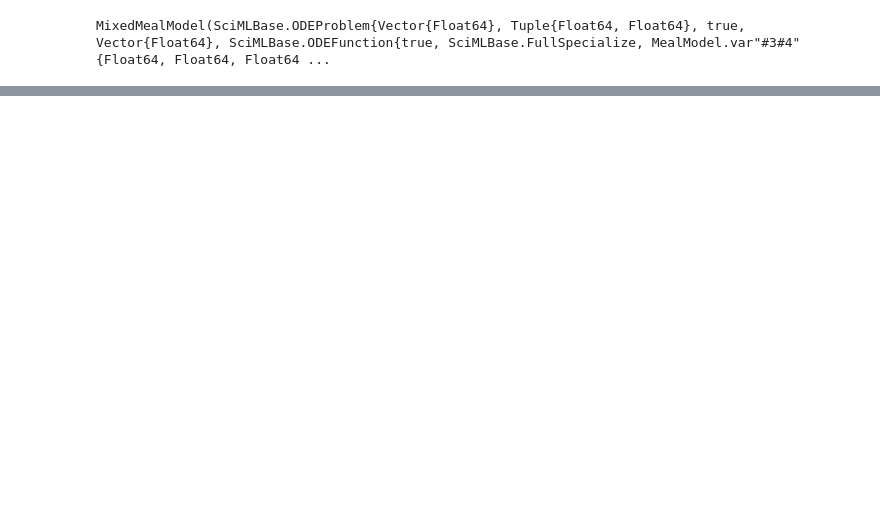
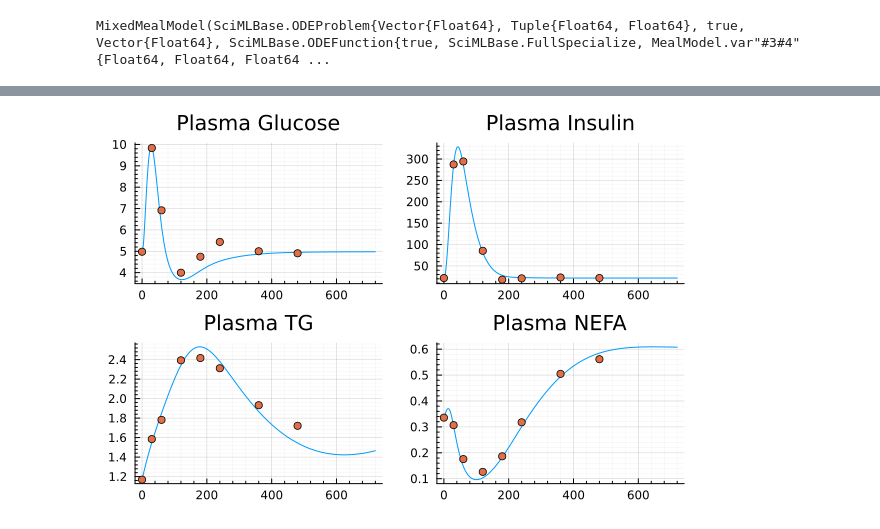
Before and after one commit to max-de-rooij/MealModel.jl, a Jupyter notebook: notebooks/MealModel.ipynb, the cells around one changed output, grey strips where cells are left out. Cells and saved outputs as stored; diff of their text form; code cells hidden in the pictures; blank space fills up the shorter version.

```diff
--- a/notebooks/MealModel.ipynb
+++ b/notebooks/MealModel.ipynb
@@ -6,0 +77,23 @@ MixedMealModel(SciMLBase.ODEProblem{Vector{Float64}, Tuple{Float64, Float64}, tr
+# %%
+# for each initial parameter set we can easily optimize the model
+
+objectives = []
+parameters = []
+
+opt_lb = lhc_lb
+opt_ub = lhc_ub
+
+for it in axes(initial_parameters, 2)
+  try
+    optf = OptimizationFunction((x,p) -> loss(x), Optimization.AutoForwardDiff())
+    starting_p = initial_parameters[:, it]
+    optprob = OptimizationProblem(optf, starting_p, lb=opt_lb, ub=opt_ub)
+    sol = Optimization.solve(optprob, optimizer, x_tol=1e-8, f_tol = 1e-6, g_tol=1e-6)
+    push!(parameters, sol.u)
+    push!(objectives, sol.objective)
+    println("Optimization successful! (E = $(sol.objective)) Moving on...")
+  catch e
+    throw(e)
+    println("Optimization failed... Resampling...")
+  end
+end
@@ -6,0 +111,23 @@ MixedMealModel(SciMLBase.ODEProblem{Vector{Float64}, Tuple{Float64, Float64}, tr
+# %%
+# combine the found parameters with the full model parameters, here we selected the first result out of the 10.
+pars = create_full_parameter_vector(model, parameters[1]);
+
+# calculate the model outputs
+found_outputs = output(model, pars);
+# %%
+# plot the model fit
+glucose_plot = plot(found_outputs.time, found_outputs.plasma_glucose, title="Plasma Glucose")
+scatter!(glucose_plot, time, glucose_data)
+
+insulin_plot = plot(found_outputs.time, found_outputs.plasma_insulin, title="Plasma Insulin")
+scatter!(insulin_plot, time, insulin_data)
+
+tg_plot = plot(found_outputs.time, found_outputs.plasma_TG, title="Plasma TG")
+scatter!(tg_plot, time, tg_data)
+
+nefa_plot = plot(found_outputs.time, found_outputs.plasma_NEFA, title="Plasma NEFA")
+scatter!(nefa_plot, time, nefa_data)
+
+plot(glucose_plot, insulin_plot, tg_plot, nefa_plot, legend=false, minorgrid=0.05, grid=0.2)
+# %% [output]
+[figure, added]
```
Also changed, not shown: parts of 11 cells of this notebook, 11 other files.
